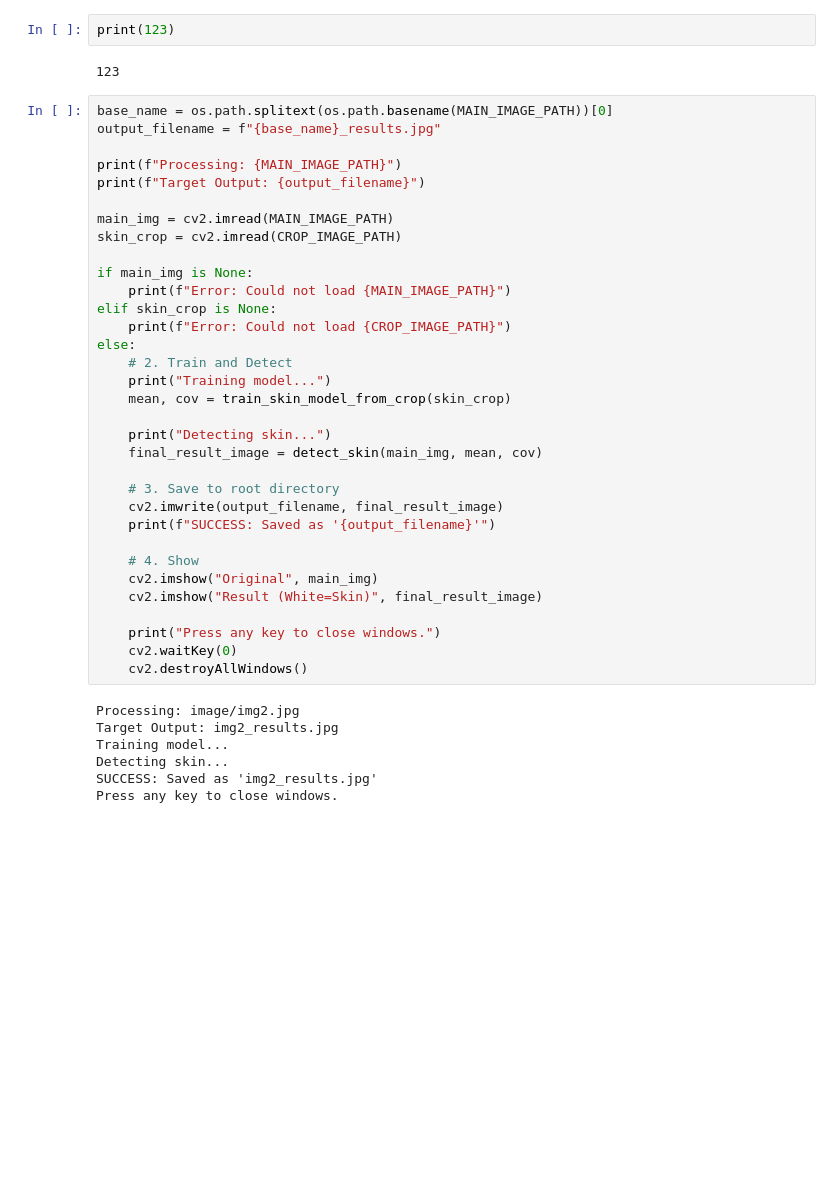
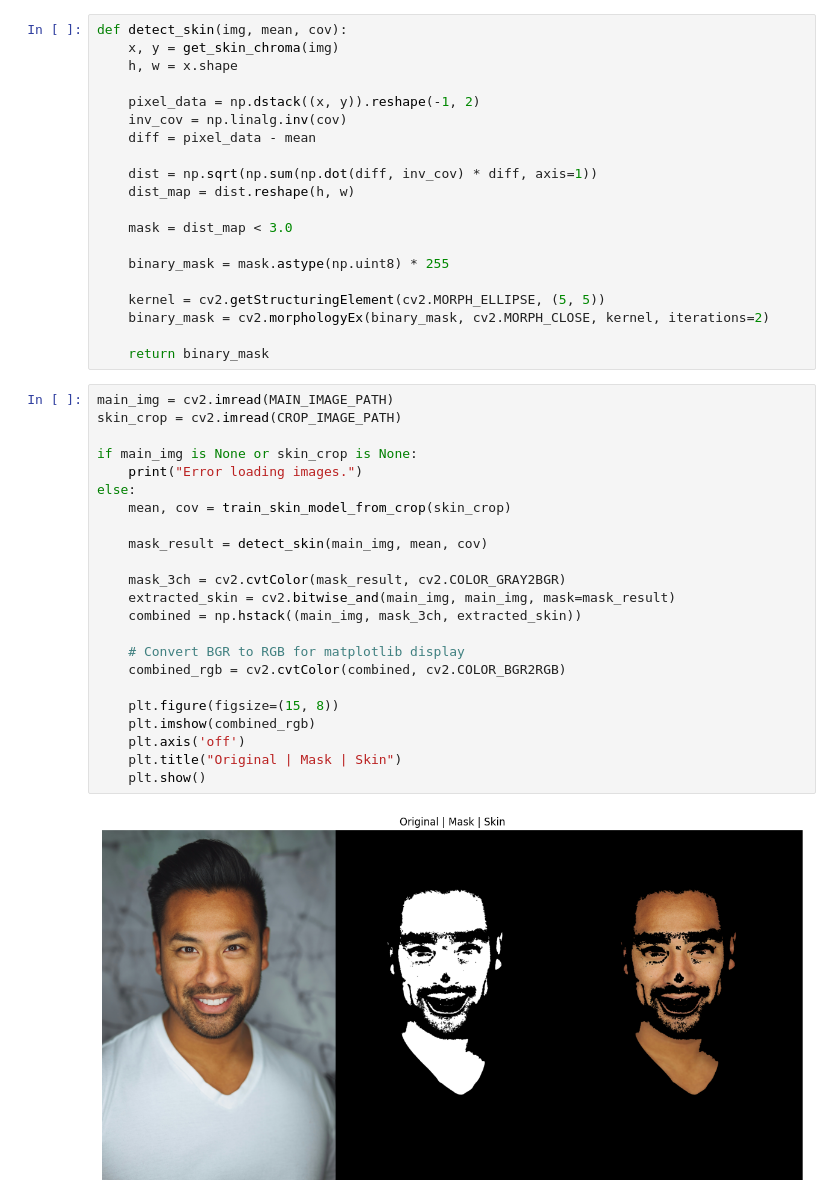
Before and after one commit to anukah/csc4082, a Jupyter notebook: skin_color_detection.ipynb, the cells around one changed output. Cells and saved outputs as stored; diff of their text form; blank space fills up the shorter version.

```diff
--- a/skin_color_detection.ipynb
+++ b/skin_color_detection.ipynb
@@ -39,44 +25,45 @@ def detect_skin(img, mean, cov):
 # %%
-print(123)
+def detect_skin(img, mean, cov):
+    x, y = get_skin_chroma(img)
+    h, w = x.shape
+
+    pixel_data = np.dstack((x, y)).reshape(-1, 2)
+    inv_cov = np.linalg.inv(cov)
+    diff = pixel_data - mean
+
+    dist = np.sqrt(np.sum(np.dot(diff, inv_cov) * diff, axis=1))
+    dist_map = dist.reshape(h, w)
+
+    mask = dist_map < 3.0
+
+    binary_mask = mask.astype(np.uint8) * 255
+
+    kernel = cv2.getStructuringElement(cv2.MORPH_ELLIPSE, (5, 5))
+    binary_mask = cv2.morphologyEx(binary_mask, cv2.MORPH_CLOSE, kernel, iterations=2)
+
+    return binary_mask
-# %% [output]
-123
 # %%
-base_name = os.path.splitext(os.path.basename(MAIN_IMAGE_PATH))[0]
-output_filename = f"{base_name}_results.jpg"
-
-print(f"Processing: {MAIN_IMAGE_PATH}")
-print(f"Target Output: {output_filename}")
-
 main_img = cv2.imread(MAIN_IMAGE_PATH)
 skin_crop = cv2.imread(CROP_IMAGE_PATH)
 
-if main_img is None:
-    print(f"Error: Could not load {MAIN_IMAGE_PATH}")
-elif skin_crop is None:
-    print(f"Error: Could not load {CROP_IMAGE_PATH}")
+if main_img is None or skin_crop is None:
+    print("Error loading images.")
 else:
-    # 2. Train and Detect
-    print("Training model...")
     mean, cov = train_skin_model_from_crop(skin_crop)
 
-    print("Detecting skin...")
-    final_result_image = detect_skin(main_img, mean, cov)
+    mask_result = detect_skin(main_img, mean, cov)
 
-    # 3. Save to root directory
-    cv2.imwrite(output_filename, final_result_image)
-    print(f"SUCCESS: Saved as '{output_filename}'")
+    mask_3ch = cv2.cvtColor(mask_result, cv2.COLOR_GRAY2BGR)
+    extracted_skin = cv2.bitwise_and(main_img, main_img, mask=mask_result)
+    combined = np.hstack((main_img, mask_3ch, extracted_skin))
 
-    # 4. Show
-    cv2.imshow("Original", main_img)
-    cv2.imshow("Result (White=Skin)", final_result_image)
+    # Convert BGR to RGB for matplotlib display
+    combined_rgb = cv2.cvtColor(combined, cv2.COLOR_BGR2RGB)
 
-    print("Press any key to close windows.")
-    cv2.waitKey(0)
-    cv2.destroyAllWindows()
+    plt.figure(figsize=(15, 8))
+    plt.imshow(combined_rgb)
+    plt.axis('off')
+    plt.title("Original | Mask | Skin")
+    plt.show()
 # %% [output]
-Processing: image/img2.jpg
-Target Output: img2_results.jpg
-Training model...
-Detecting skin...
-SUCCESS: Saved as 'img2_results.jpg'
-Press any key to close windows.
+[figure, added]
```
Also changed, not shown: parts of 4 cells of this notebook, 1 other file.
